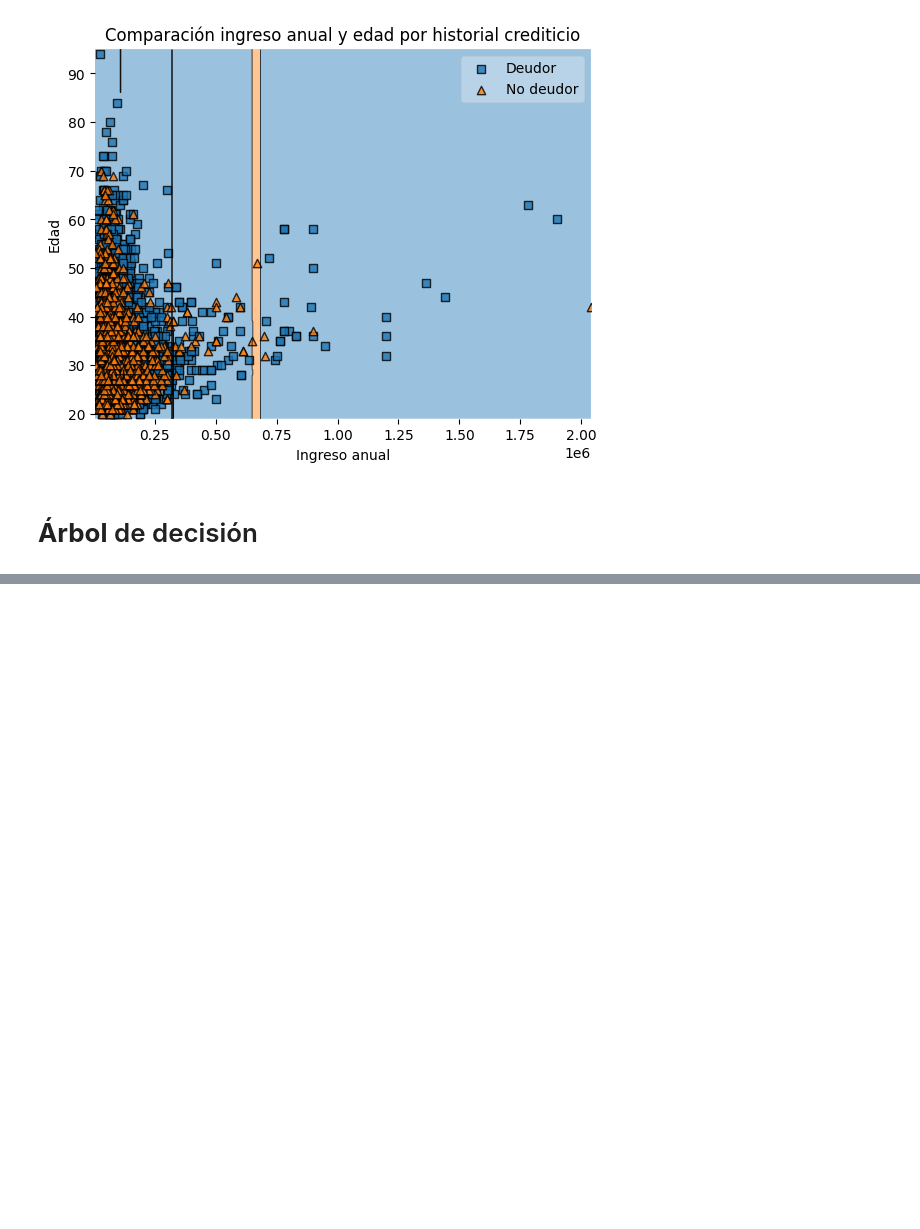
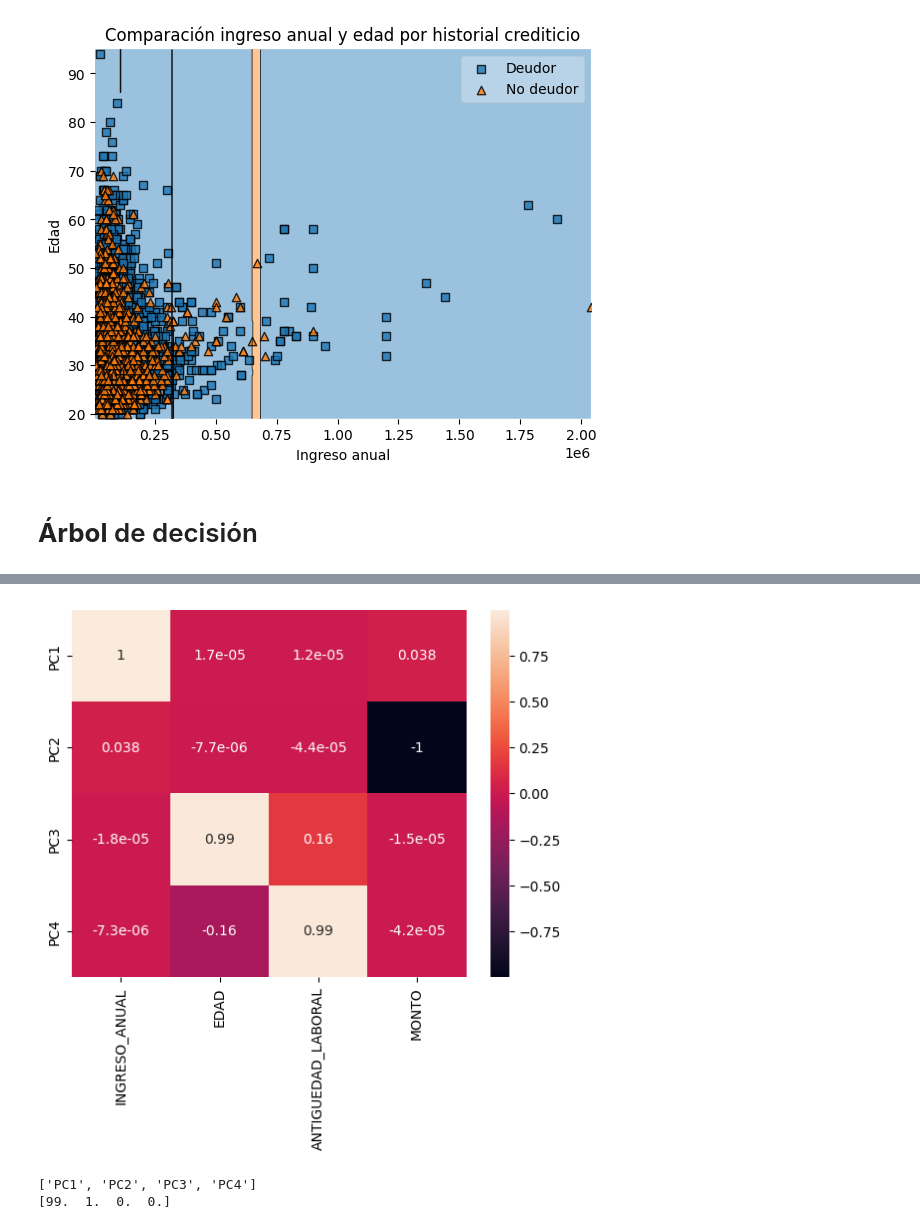
Before and after one commit to melirandazzo/trabajo_ciencia_datos, a Jupyter notebook: ProyectoDS_ParteIII_Randazzo.ipynb, the cells around one changed output, grey strips where cells are left out. Drawn from its saved outputs; the diff is of its cells as text; code cells hidden in the pictures; blank space fills up the shorter version.

```diff
--- a/ProyectoDS_ParteIII_Randazzo.ipynb
+++ b/ProyectoDS_ParteIII_Randazzo.ipynb
@@ -597,0 +660,3 @@ graph
+# %%
+df_pca= df[['INGRESO_ANUAL', 'EDAD', 'ANTIGUEDAD_LABORAL', 'MONTO']]
+df_pca.head()
@@ -597,0 +670,6 @@ graph
+# %%
+from sklearn.decomposition import PCA
+modelo_pca = PCA(n_components=4)
+
+# Entrenamos el modelo con nuestros datos
+modelo_pca.fit(df_pca)
@@ -597,0 +693,4 @@ graph
+# %%
+lista_componentes = ['PC1', 'PC2', 'PC3', 'PC4']
+componentes = pd.DataFrame(data=modelo_pca.components_, columns = df_pca.columns, index=lista_componentes)
+componentes
@@ -597,0 +703,10 @@ graph
+# %%
+ax = sns.heatmap(componentes, annot=True)
+# %% [output]
+[figure, added]
+# %%
+print(lista_componentes)
+print(modelo_pca.explained_variance_ratio_.round(2)*100)
+# %% [output]
+['PC1', 'PC2', 'PC3', 'PC4']
+[99.  1.  0.  0.]
```
Also changed, not shown: parts of 23 cells of this notebook.
